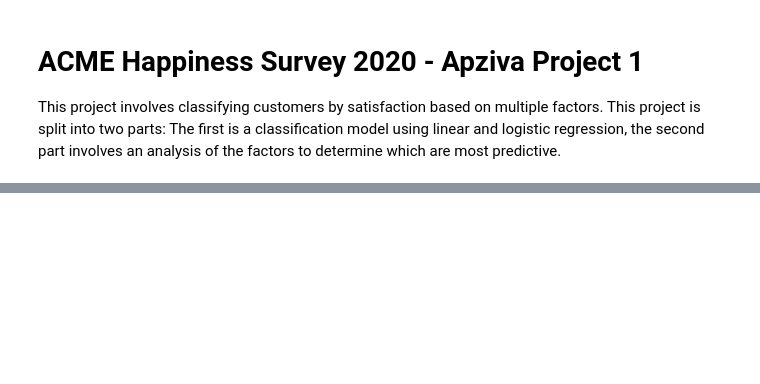
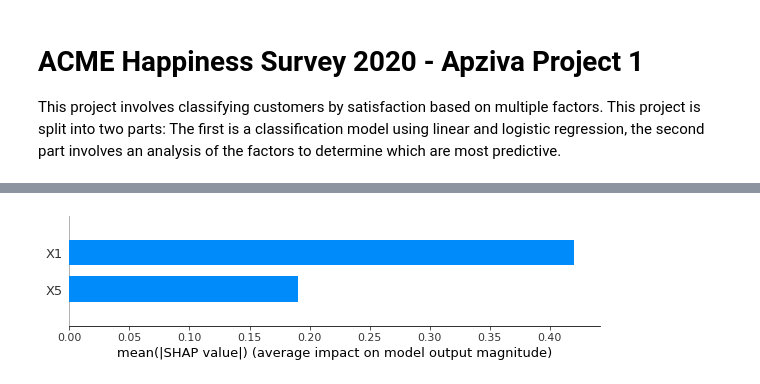
Before and after one commit to JamesStewartDouglas/OMi1B2uSfIj5Ih2f, a Jupyter notebook: ACME Happiness Survey 2020.ipynb, the cells around one changed output, grey strips where cells are left out. Cells and saved outputs as stored; diff of their text form; code cells hidden in the pictures; blank space fills up the shorter version.

```diff
--- a/ACME Happiness Survey 2020.ipynb
+++ b/ACME Happiness Survey 2020.ipynb
@@ -251,0 +278,8 @@ Text(0.5, 15.0, 'Predicted')
+# %%
+trials = Trials()
+
+opt = fmin(fn=objective,
+           space=space,
+           algo=tpe.suggest,
+           max_evals=100,
+           trials=trials)
@@ -251,0 +362,4 @@ Text(0.5, 15.0, 'Predicted')
+# %%
+shap.summary_plot(shap_values_train, X_train, plot_type='bar')
+# %% [output]
+[figure, added]
```
Also changed, not shown: parts of 51 cells of this notebook.
